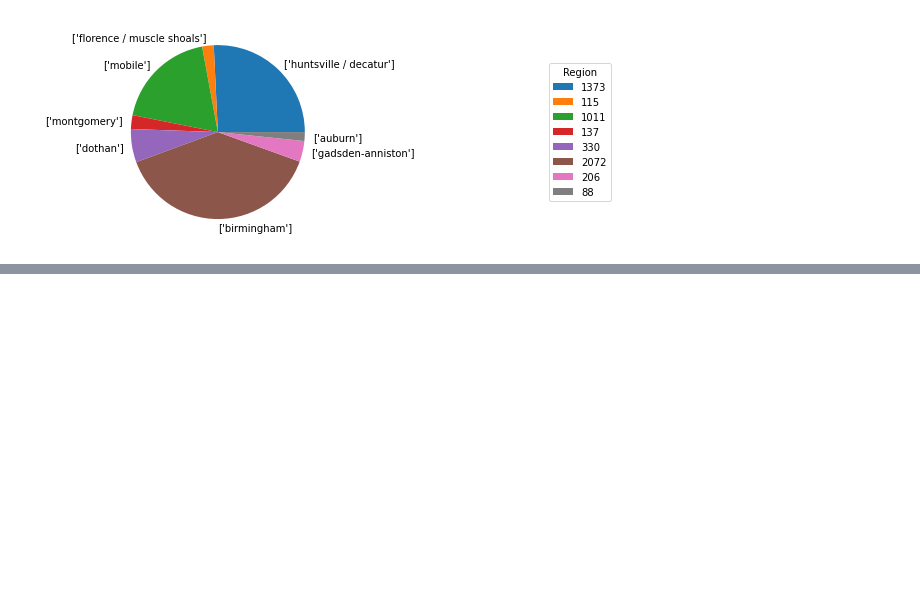
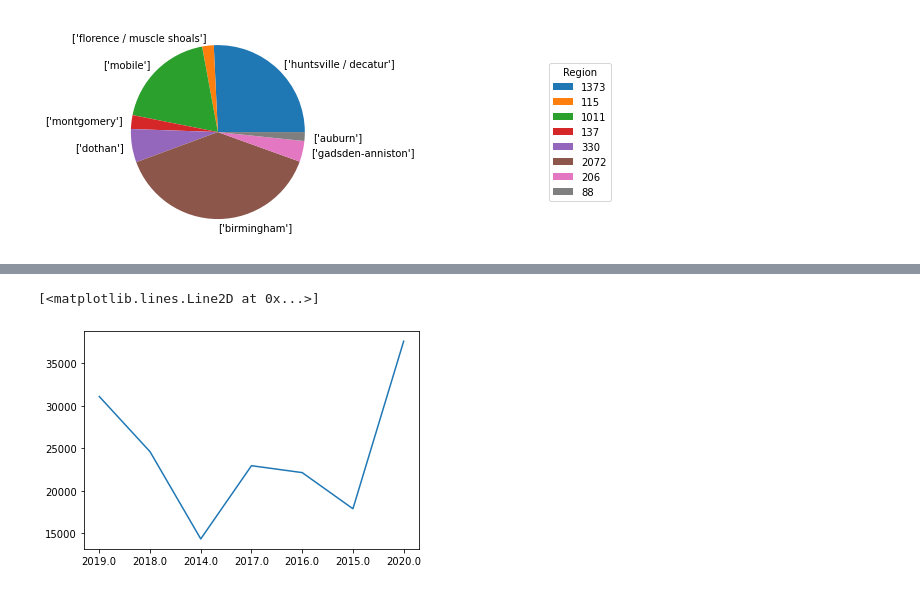
Before and after one commit to guillaumew-ipssi/tp_spark, a Jupyter notebook: work/tp_grp4.ipynb, the cells around one changed output, grey strips where cells are left out. Cells and saved outputs as stored; diff of their text form; code cells hidden in the pictures; blank space fills up the shorter version.

```diff
--- a/work/tp_grp4.ipynb
+++ b/work/tp_grp4.ipynb
@@ -85,0 +217,19 @@ df.groupBy("region").agg({"region": "count"}).show()
+# %%
+path = "./data/vehicles/vehicles_min.csv"
+#path = "./data/vehicles/vehicles.csv"
+df = spark.read.format('csv').options(header=True).load(path)
+df = df.dropna()
+
+df = df.filter(df["year"] > "2013.0")
+
+df_avg = df.groupBy("year").agg({"price":"mean"}).withColumnRenamed("COUNT(year)", "year")
+df_price = df_avg.select("avg(price)").collect()
+df_year = df_avg.select("year").collect()
+
+arr_price = np.array(df_price)
+arr_year = np.array(df_year)
+
+plt.plot(arr_year.flatten(), arr_price.flatten())
+# %% [output]
+[<matplotlib.lines.Line2D at 0x...>]
+[figure, added]
```
Also changed, not shown: parts of 10 cells of this notebook.
